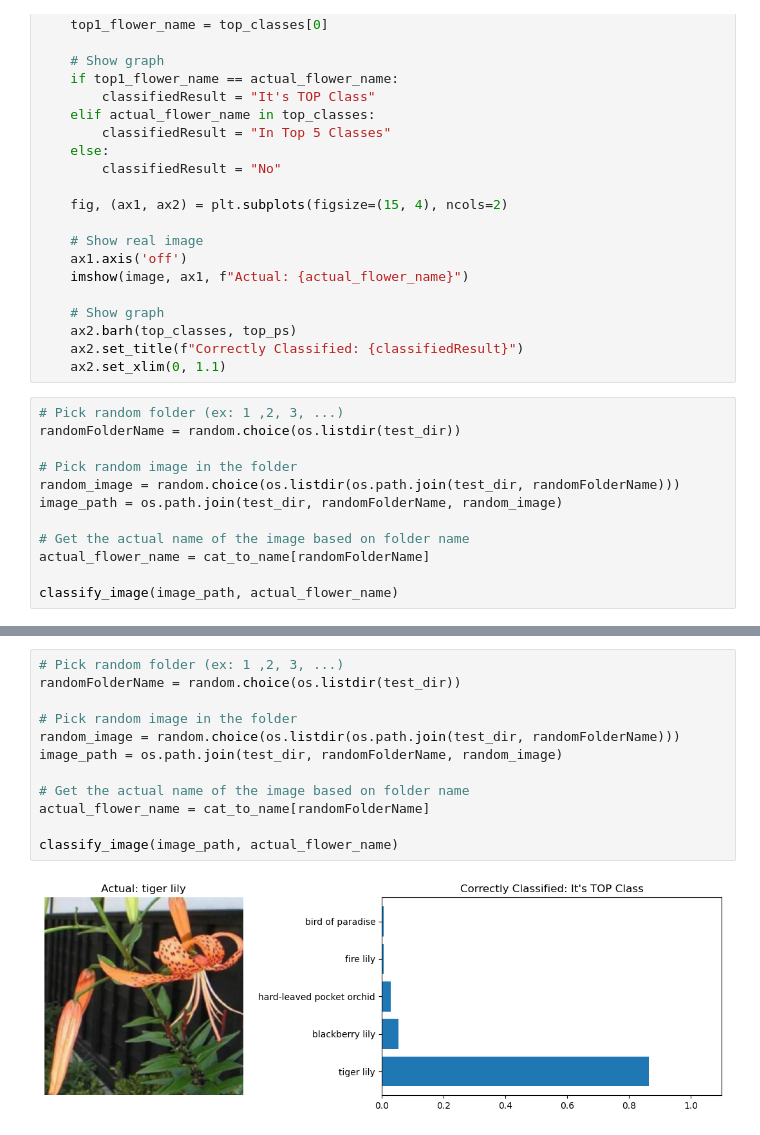
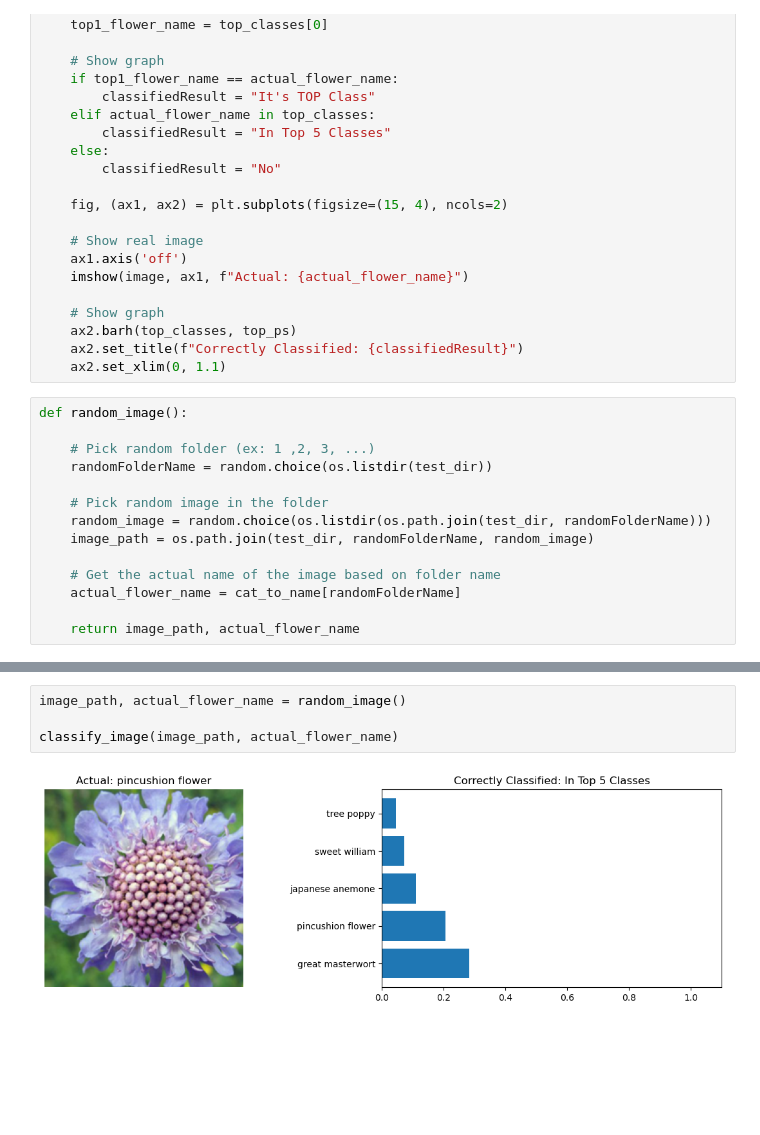
Before and after one commit to losindau/aipnd-project, a Jupyter notebook: Image Classifier Project.ipynb, the cells around one changed output, grey strips where cells are left out. Saved outputs shown, nothing was run; the diff lists cells and outputs as text; blank space fills up the shorter version.

Commit message:
Create random_image to be reusable

```diff
--- a/Image Classifier Project.ipynb
+++ b/Image Classifier Project.ipynb
@@ -451,14 +451,16 @@ def classify_image(image_path, actual_flower_name):
     ax2.set_title(f"Correctly Classified: {classifiedResult}")
     ax2.set_xlim(0, 1.1)
 # %%
-# Pick random folder (ex: 1 ,2, 3, ...)
-randomFolderName = random.choice(os.listdir(test_dir))
+def random_image():
 
-# Pick random image in the folder
-random_image = random.choice(os.listdir(os.path.join(test_dir, randomFolderName)))
-image_path = os.path.join(test_dir, randomFolderName, random_image)
+    # Pick random folder (ex: 1 ,2, 3, ...)
+    randomFolderName = random.choice(os.listdir(test_dir))
 
-# Get the actual name of the image based on folder name
-actual_flower_name = cat_to_name[randomFolderName]
+    # Pick random image in the folder
+    random_image = random.choice(os.listdir(os.path.join(test_dir, randomFolderName)))
+    image_path = os.path.join(test_dir, randomFolderName, random_image)
 
-classify_image(image_path, actual_flower_name)
+    # Get the actual name of the image based on folder name
+    actual_flower_name = cat_to_name[randomFolderName]
+
+    return image_path, actual_flower_name
@@ -467,14 +467,6 @@ classify_image(image_path, actual_flower_name)
-# %%
-# Pick random folder (ex: 1 ,2, 3, ...)
-randomFolderName = random.choice(os.listdir(test_dir))
-
-# Pick random image in the folder
-random_image = random.choice(os.listdir(os.path.join(test_dir, randomFolderName)))
-image_path = os.path.join(test_dir, randomFolderName, random_image)
-
-# Get the actual name of the image based on folder name
-actual_flower_name = cat_to_name[randomFolderName]
-
-classify_image(image_path, actual_flower_name)
-# %% [output]
-[figure, removed]
+# %%
+image_path, actual_flower_name = random_image()
+
+classify_image(image_path, actual_flower_name)
+# %% [output]
+[figure, added]
```
Also changed, not shown: parts of 5 cells of this notebook, 1 other file.
